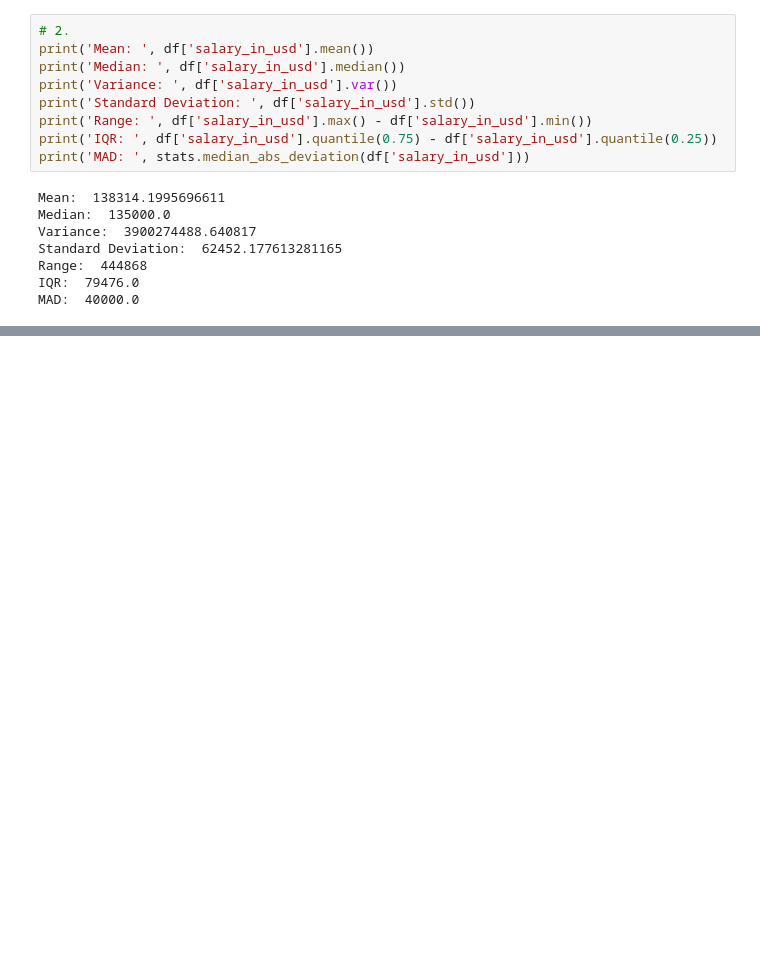
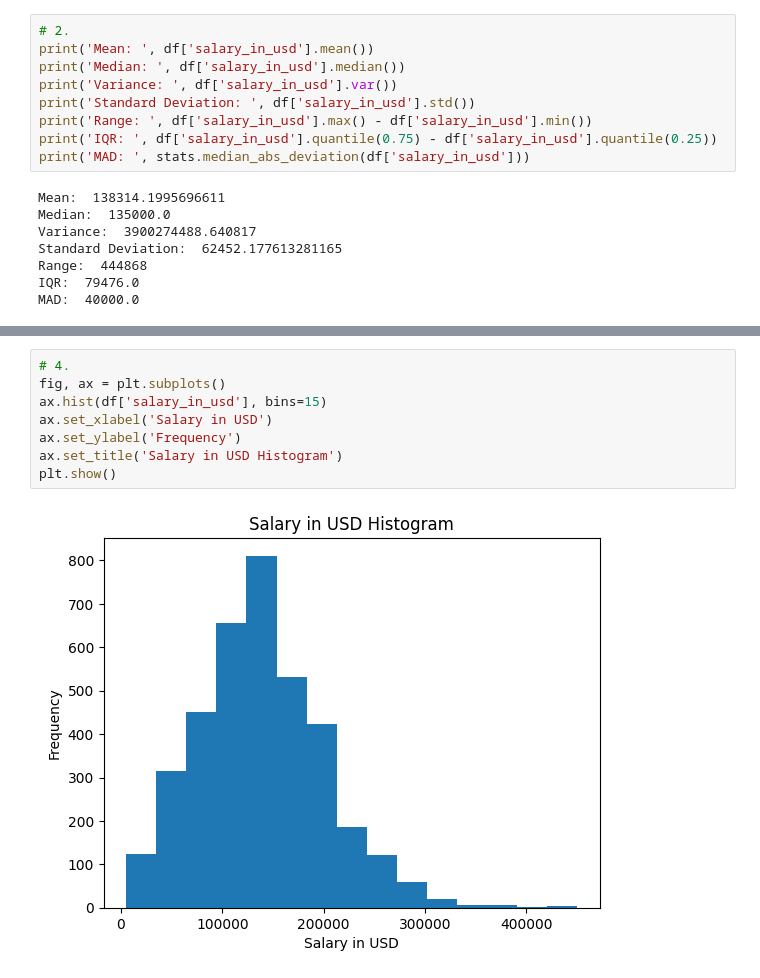
Before and after one commit to deniskristak/data-science-salaries, a Jupyter notebook: basic_analysis.ipynb, the cells around one changed output, grey strips where cells are left out. Saved outputs shown, nothing was run; the diff lists cells and outputs as text; blank space fills up the shorter version.

```diff
--- a/basic_analysis.ipynb
+++ b/basic_analysis.ipynb
@@ -55,0 +106,10 @@ MAD:  40000.0
+# %%
+# 4.
+fig, ax = plt.subplots()
+ax.hist(df['salary_in_usd'], bins=15)
+ax.set_xlabel('Salary in USD')
+ax.set_ylabel('Frequency')
+ax.set_title('Salary in USD Histogram')
+plt.show()
+# %% [output]
+[figure, added]
```
Also changed, not shown: parts of 21 cells of this notebook, 2 other files.
